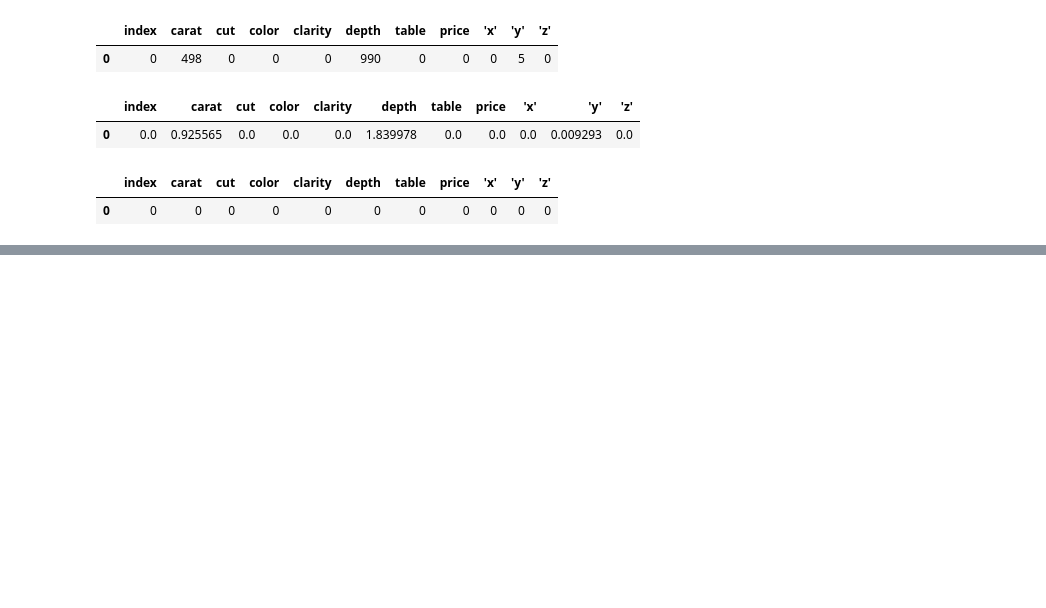
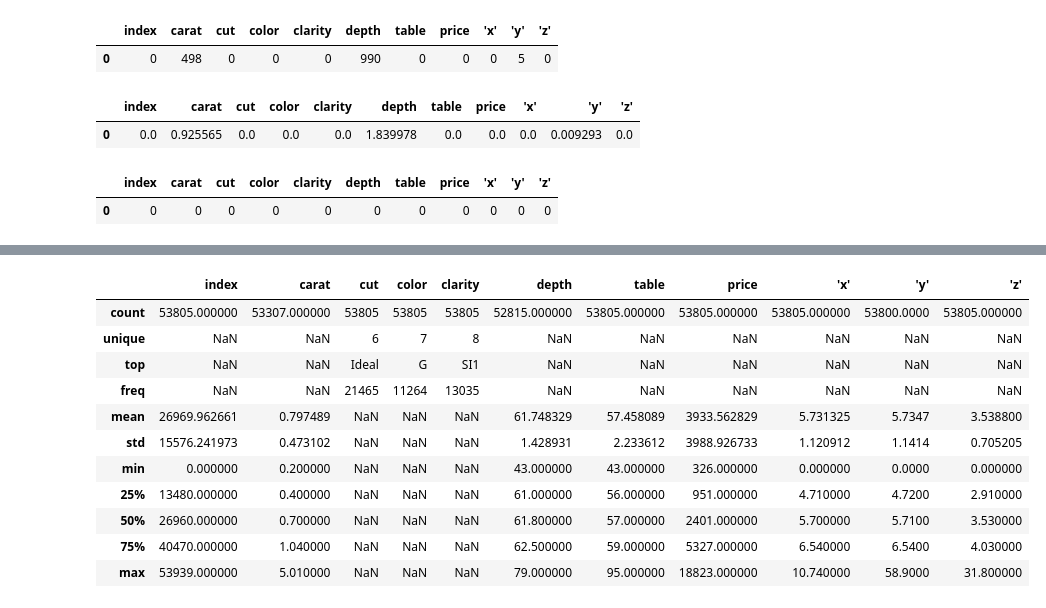
Before and after one commit to AntonGitOrlov/FirstRepository, a Jupyter notebook: stepik_AI.ipynb, the cells around one changed output, grey strips where cells are left out. Drawn from its saved outputs; the diff is of its cells as text; code cells hidden in the pictures; blank space fills up the shorter version.

```diff
--- a/stepik_AI.ipynb
+++ b/stepik_AI.ipynb
@@ -105,0 +148,15 @@ df_clean.isnull().sum().to_frame().T
+# %%
+df.describe(include='all')
+# %% [output]
+|  | index | carat | cut | color | clarity | depth | table | price | 'x' | 'y' | 'z' |
+| count | 53805.000000 | 53307.000000 | 53805 | 53805 | 53805 | 52815.000000 | 53805.000000 | 53805.000000 | 53805.000000 | 53800.0000 | 53805.000000 |
+| unique | NaN | NaN | 6 | 7 | 8 | NaN | NaN | NaN | NaN | NaN | NaN |
+| top | NaN | NaN | Ideal | G | SI1 | NaN | NaN | NaN | NaN | NaN | NaN |
+| freq | NaN | NaN | 21465 | 11264 | 13035 | NaN | NaN | NaN | NaN | NaN | NaN |
+| mean | 26969.962661 | 0.797489 | NaN | NaN | NaN | 61.748329 | 57.458089 | 3933.562829 | 5.731325 | 5.7347 | 3.538800 |
+| std | 15576.241973 | 0.473102 | NaN | NaN | NaN | 1.428931 | 2.233612 | 3988.926733 | 1.120912 | 1.1414 | 0.705205 |
+| min | 0.000000 | 0.200000 | NaN | NaN | NaN | 43.000000 | 43.000000 | 326.000000 | 0.000000 | 0.0000 | 0.000000 |
+| 25% | 13480.000000 | 0.400000 | NaN | NaN | NaN | 61.000000 | 56.000000 | 951.000000 | 4.710000 | 4.7200 | 2.910000 |
+| 50% | 26960.000000 | 0.700000 | NaN | NaN | NaN | 61.800000 | 57.000000 | 2401.000000 | 5.700000 | 5.7100 | 3.530000 |
+| 75% | 40470.000000 | 1.040000 | NaN | NaN | NaN | 62.500000 | 59.000000 | 5327.000000 | 6.540000 | 6.5400 | 4.030000 |
+| max | 53939.000000 | 5.010000 | NaN | NaN | NaN | 79.000000 | 95.000000 | 18823.000000 | 10.740000 | 58.9000 | 31.800000 |
```
Also changed, not shown: parts of 7 cells of this notebook.
